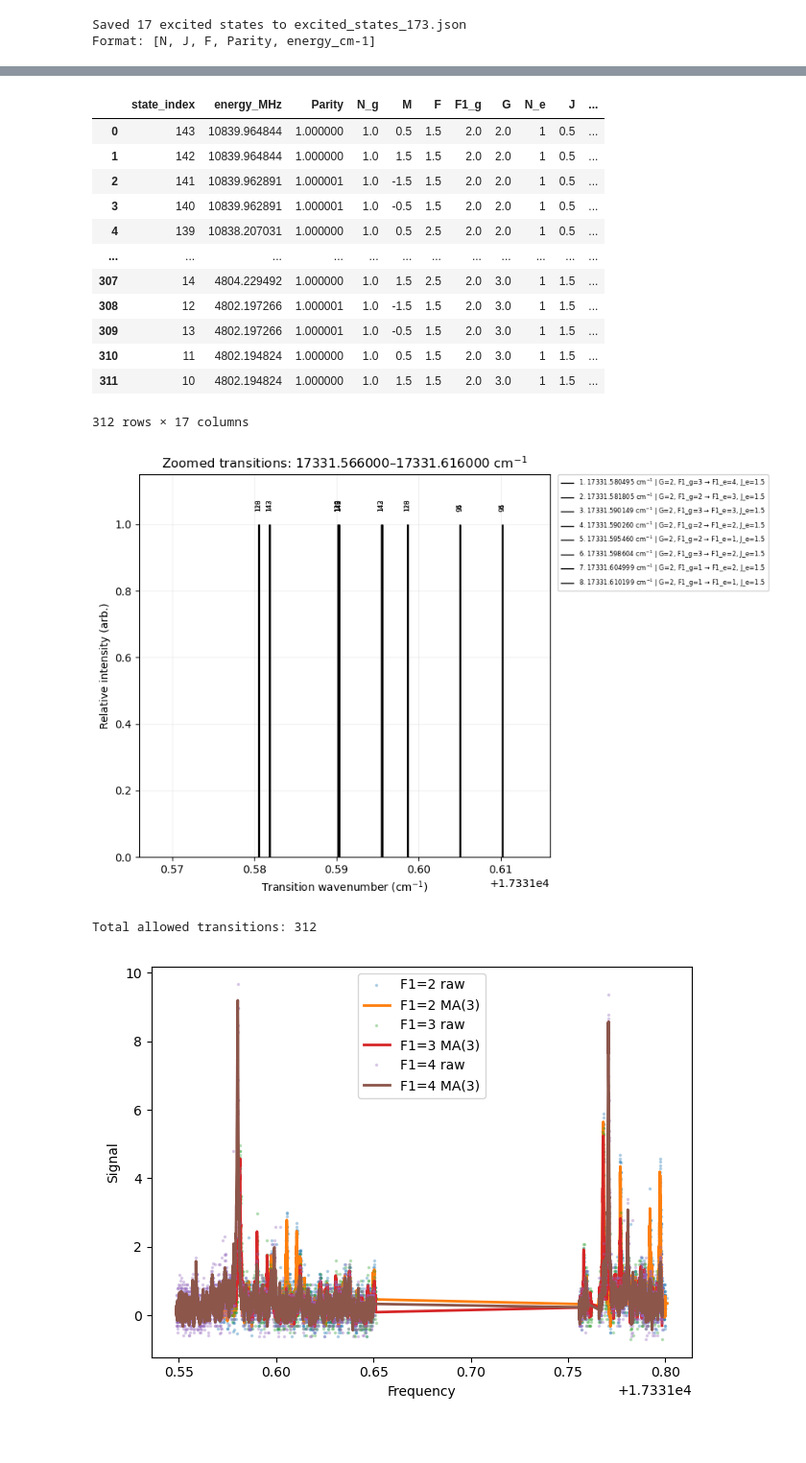
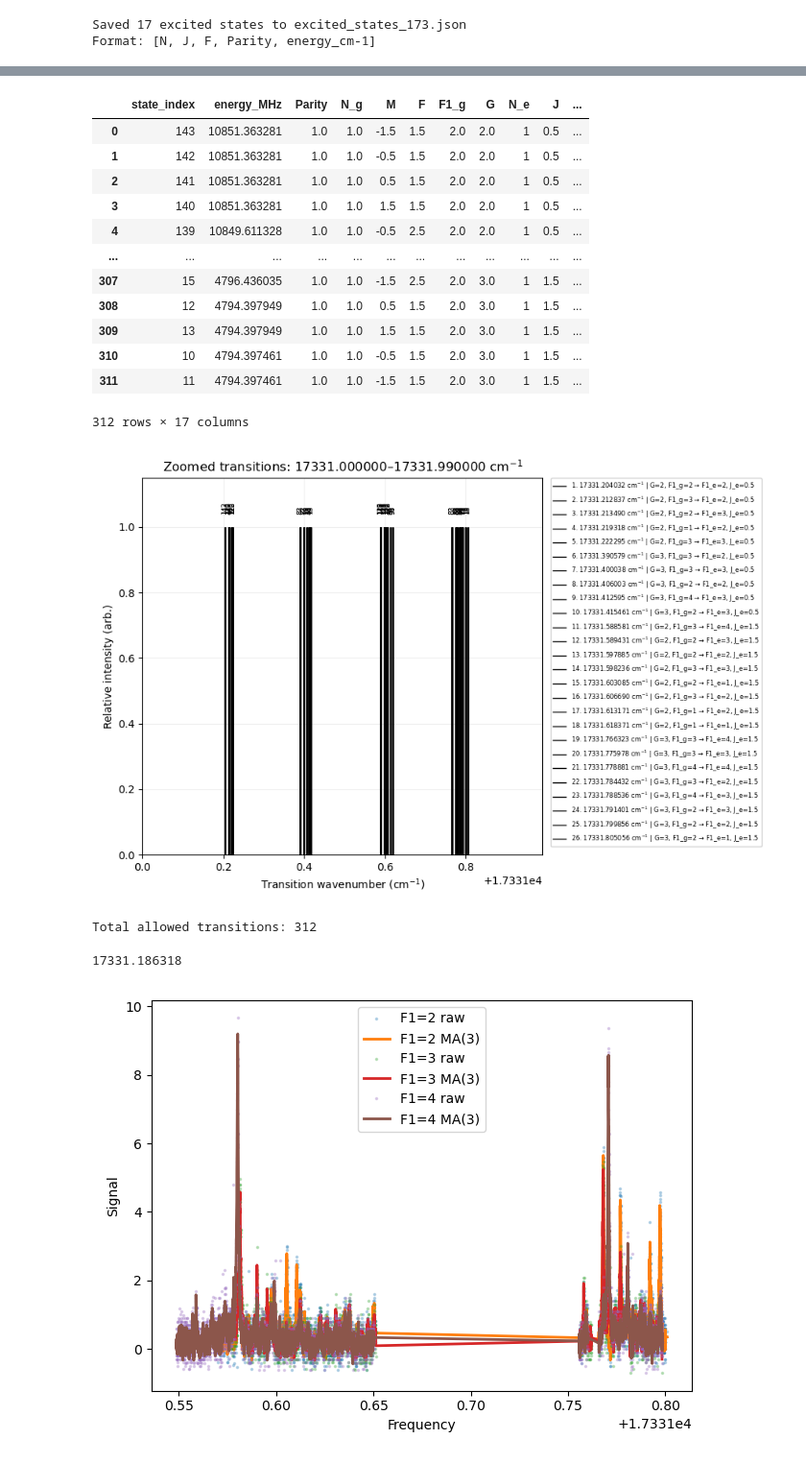
Before and after one commit to YuikiTakahashi/Molecule_spectrum_prediction, a Jupyter notebook: 173_prediction_Feb2026.ipynb, the cells around one changed output, grey strips where cells are left out. Shown at 96% size. Saved outputs shown, nothing was run; the diff lists cells and outputs as text; code cells hidden in the pictures.

```diff
--- a/173_prediction_Feb2026.ipynb
+++ b/173_prediction_Feb2026.ipynb
@@ -365,8 +366,10 @@ def model_frequency_transform(raw_freq):
 
 
 # indices 38–55 and 70–83 (inclusive)
-#TRANSITION_INDEX_SET = list(range(10, 19)) + list(range(38, 56)) + list(range(70, 84)) + list(range(90, 95)) + list(range(110, 123)) + list(range(134, 143))
-TRANSITION_INDEX_SET = list(range(10, 19)) + list(range(38, 56)) + list(range(70, 84))
+TRANSITION_INDEX_SET = list(range(10, 19)) + list(range(38, 56)) + list(range(70, 84)) + list(range(90, 95)) + list(range(110, 123)) + list(range(134, 143))
+
+#TRANSITION_INDEX_SET = list(range(90, 95)) + list(range(110, 123)) + list(range(134, 143)) # only G=2
+#TRANSITION_INDEX_SET = list(range(10, 19)) + list(range(38, 56)) + list(range(70, 84))  # only G=3
 print(TRANSITION_INDEX_SET)
 LASER_POLARIZATION = "both"
 PARITY_SIGN = 1
@@ -1038,7 +1041,7 @@ print(f"muE (E-field sensitivity):          {manual_params['muE']:.6f} MHz/(V/cm
 print("=" * 70)
 
 # Apply parameters to the state
-set_state_parameters(X010_173, manual_params)
+set_state_parameters(X010_173, BASE_PARAMETERS)
 print("\n✓ Parameters applied to X010_173 state object")
 print("✓ Ready to run cell 13 to calculate spectrum")
 
@@ -1052,7 +1055,7 @@ obs_rug = True            # draw small ticks at observed frequencies
 obs_marker_frac = 0.15    # fraction of simulated max for marker height
 obs_label = True          # annotate observed marker positions with frequency labels
 auto_window = True        # automatically set plot window around predicted + observed
-window_pad = 0.30         # MHz padding around min/max peak positions
+window_pad = 1         # MHz padding around min/max peak positions
 
 # Read observed 0 V/cm peaks up front
 obs_freqs = None
@@ -1089,10 +1092,10 @@ if auto_window:
         freq_max = max(candidates) + window_pad
     else:
         freq_min = 374.5
-        freq_max = 375.75
+        freq_max = 378.75
 else:
     freq_min = 374.5
-    freq_max = 375.75
+    freq_max = 378.75
 
 # Generate spectrum from model transitions
 out = X010_173.calculate_two_photon_spectrum(0, 1e-8, TRANSITION_INDEX_SET, parity_sign=1, laser_polarization='orth', allowed_transitions=ALLOWED_TRANSITIONS)
@@ -2197,34 +2274,36 @@ Total allowed transitions: 312
 # %%
 transitions_df = compute_transition_spectrum(
     X010_173,
     All_excited_states_assignments,
     ground_parity_select=1,
-    offset_MHz=240, #offset_MHz=119.418*2,
-    zoom_min_cm1=17331.566,
-    zoom_max_cm1=17331.616,
+    offset_MHz=0, #offset_MHz=119.418*2,
+    zoom_min_cm1=17331.0,
+    zoom_max_cm1=17331.99,
     show_labels=False,
     label_fontsize=8,
     use_hover=True,
     legend_from_labels=True,
 )
 # %% [output]
 |  | state_index | energy_MHz | Parity | N_g | M | F | F1_g | G | N_e | J | ... |
-| 0 | 143 | 10839.964844 | 1.000000 | 1.0 | 0.5 | 1.5 | 2.0 | 2.0 | 1 | 0.5 | ... |
-| 1 | 142 | 10839.964844 | 1.000000 | 1.0 | 1.5 | 1.5 | 2.0 | 2.0 | 1 | 0.5 | ... |
-| 2 | 141 | 10839.962891 | 1.000001 | 1.0 | -1.5 | 1.5 | 2.0 | 2.0 | 1 | 0.5 | ... |
-| 3 | 140 | 10839.962891 | 1.000001 | 1.0 | -0.5 | 1.5 | 2.0 | 2.0 | 1 | 0.5 | ... |
-| 4 | 139 | 10838.207031 | 1.000000 | 1.0 | 0.5 | 2.5 | 2.0 | 2.0 | 1 | 0.5 | ... |
+| 0 | 143 | 10851.363281 | 1.0 | 1.0 | -1.5 | 1.5 | 2.0 | 2.0 | 1 | 0.5 | ... |
+| 1 | 142 | 10851.363281 | 1.0 | 1.0 | -0.5 | 1.5 | 2.0 | 2.0 | 1 | 0.5 | ... |
+| 2 | 141 | 10851.363281 | 1.0 | 1.0 | 0.5 | 1.5 | 2.0 | 2.0 | 1 | 0.5 | ... |
+| 3 | 140 | 10851.363281 | 1.0 | 1.0 | 1.5 | 1.5 | 2.0 | 2.0 | 1 | 0.5 | ... |
+| 4 | 139 | 10849.611328 | 1.0 | 1.0 | -0.5 | 2.5 | 2.0 | 2.0 | 1 | 0.5 | ... |
 | ... | ... | ... | ... | ... | ... | ... | ... | ... | ... | ... | ... |
-| 307 | 14 | 4804.229492 | 1.000000 | 1.0 | 1.5 | 2.5 | 2.0 | 3.0 | 1 | 1.5 | ... |
-| 308 | 12 | 4802.197266 | 1.000001 | 1.0 | -1.5 | 1.5 | 2.0 | 3.0 | 1 | 1.5 | ... |
-| 309 | 13 | 4802.197266 | 1.000001 | 1.0 | -0.5 | 1.5 | 2.0 | 3.0 | 1 | 1.5 | ... |
-| 310 | 11 | 4802.194824 | 1.000000 | 1.0 | 0.5 | 1.5 | 2.0 | 3.0 | 1 | 1.5 | ... |
-| 311 | 10 | 4802.194824 | 1.000000 | 1.0 | 1.5 | 1.5 | 2.0 | 3.0 | 1 | 1.5 | ... |
+| 307 | 15 | 4796.436035 | 1.0 | 1.0 | -1.5 | 2.5 | 2.0 | 3.0 | 1 | 1.5 | ... |
+| 308 | 12 | 4794.397949 | 1.0 | 1.0 | 0.5 | 1.5 | 2.0 | 3.0 | 1 | 1.5 | ... |
+| 309 | 13 | 4794.397949 | 1.0 | 1.0 | 1.5 | 1.5 | 2.0 | 3.0 | 1 | 1.5 | ... |
+| 310 | 10 | 4794.397461 | 1.0 | 1.0 | -0.5 | 1.5 | 2.0 | 3.0 | 1 | 1.5 | ... |
+| 311 | 11 | 4794.397461 | 1.0 | 1.0 | -1.5 | 1.5 | 2.0 | 3.0 | 1 | 1.5 | ... |
 312 rows × 17 columns
-[figure, old version]
+[figure, new version]
 Total allowed transitions: 312
 # %%
-%matplotlib widget
+17331.219318-0.033
+# %% [output]
+17331.186318
 # %%
 import numpy as np
 import pandas as pd
```
Also changed, not shown: parts of 26 cells of this notebook, 3 other files.
